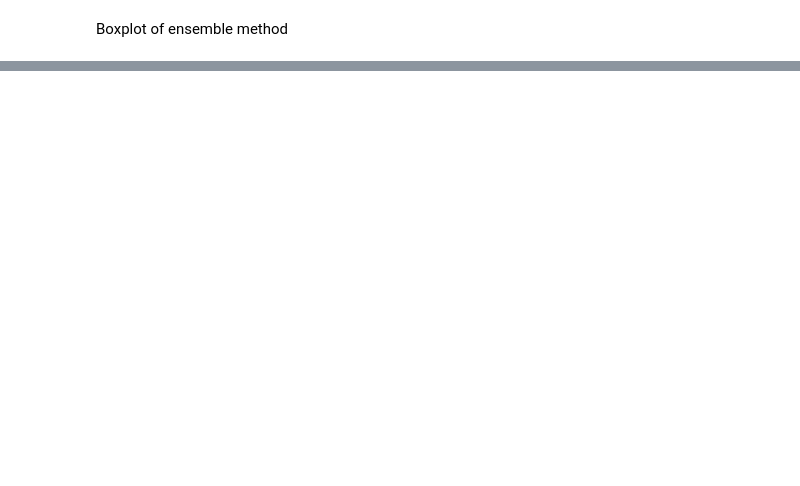
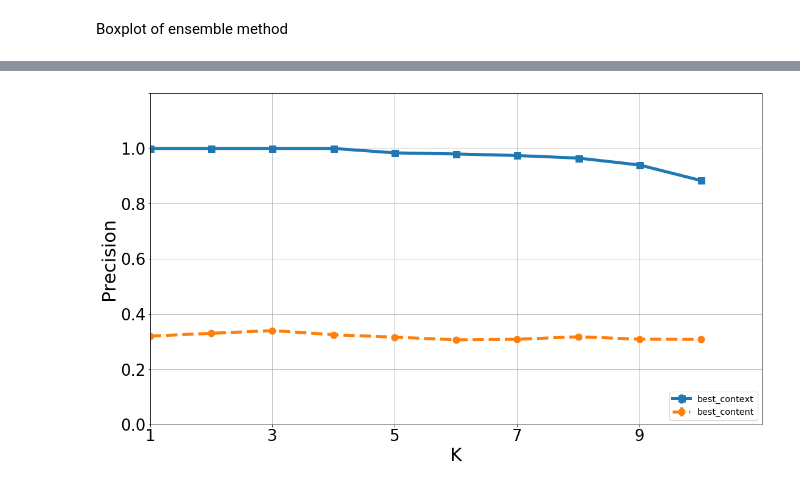
Before and after one commit to DataSciencePolimi/NetSKE, a Jupyter notebook: graphs/Final Results - Boxplot.ipynb, the cells around one changed output, grey strips where cells are left out. Cells and saved outputs as stored; diff of their text form; code cells hidden in the pictures; blank space fills up the shorter version.

```diff
--- a/graphs/Final Results - Boxplot.ipynb
+++ b/graphs/Final Results - Boxplot.ipynb
@@ -94,0 +118,37 @@ for domain in ['aw', 'finance']:
+# %%
+ticks_font = 26
+labels_font = 30
+# %%
+domain = 'aw'
+x = range(K)
+linestyles = ['-', '--', ':', '-.']
+symbols = ['s','o', '^', 'd']
+i = 0
+
+plt.figure(figsize=(18,10))
+for method in ['best_context','best_content']:
+    perf = np.load(path + '{}_{}_avg.npy'.format(domain, method))
+
+    #if method == 'best_content':
+    prec = perf
+    #else:
+    #    prec = [perf[i-1]/i for i in range(1, K+1)]
+
+    plt.errorbar(x, prec[:K], yerr=[0.]*K, label=method, fmt=symbols[i], ms=11, ls=linestyles[i], lw=5)
+
+    i += 1
+
+plt.legend(loc=4, fontsize='x-large')
+# plt.title('Performance - AW', fontsize=16)
+plt.ylabel('Precision', fontsize=labels_font)
+plt.xlabel('K', fontsize=labels_font)
+
+plt.xlim(xmin=1, xmax=K)
+plt.ylim(ymin=0, ymax=1)
+plt.yticks(np.arange(0, 1.21, 0.2), ['{:.1f}'.format(i) for i in np.arange(0, 1.1, 0.2)])
+plt.xticks(range(0, K, 2), [str(i) for i in range(1, K+1, 2)])
+plt.tick_params(labelsize=ticks_font)
+
+plt.grid(True)
+# %% [output]
+[figure, added]
```
Also changed, not shown: parts of 8 cells of this notebook, 1 other file.
